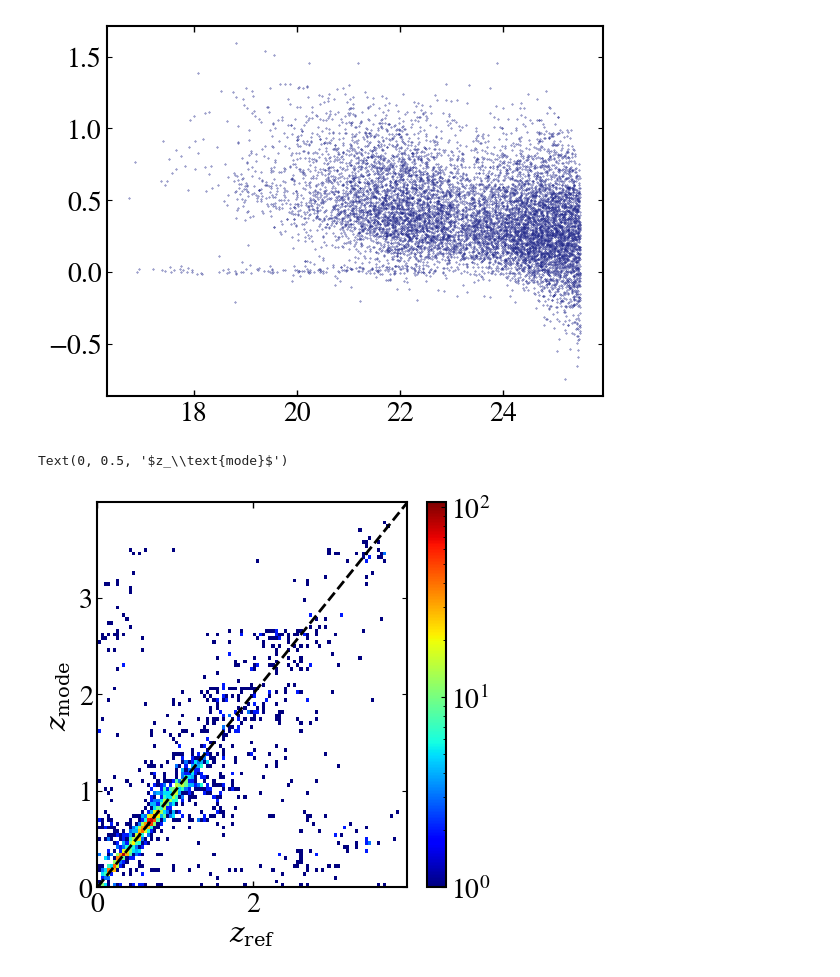
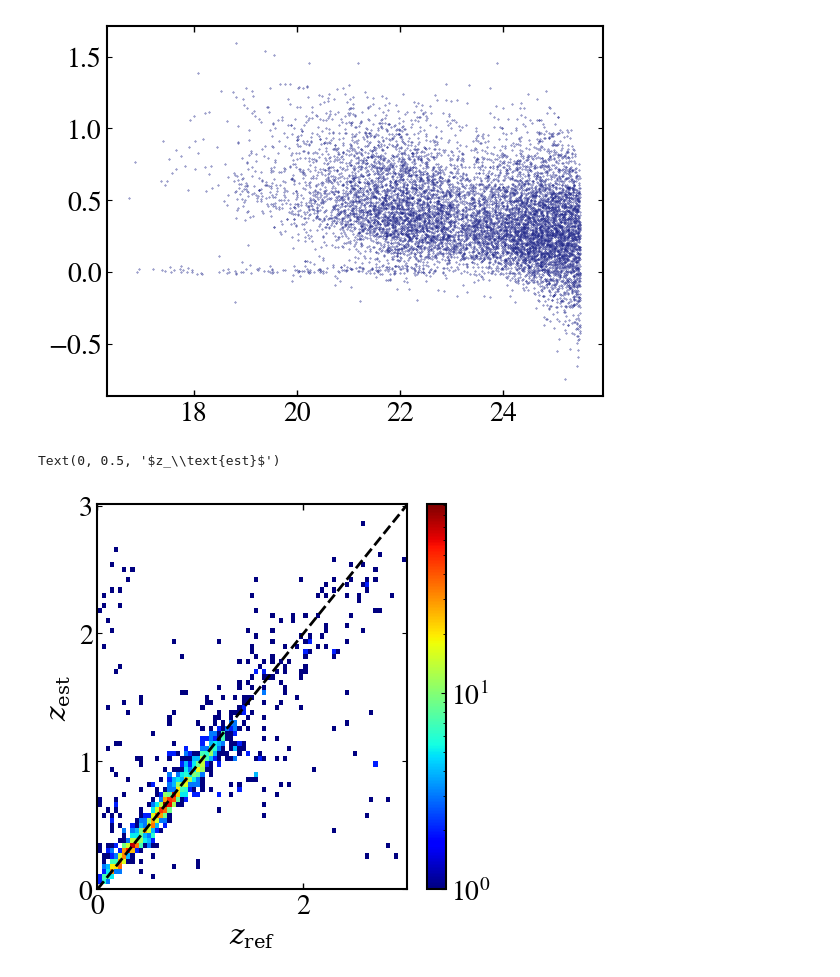
Before and after one commit to LSSTDESC/AnaCal_DESCNote, a Jupyter notebook: notebooks/photoz_comcam/ecdfs_evaluate.ipynb, the cells around one changed output. Drawn from its saved outputs; the diff is of its cells as text; code cells hidden in the pictures.

```diff
--- a/notebooks/photoz_comcam/ecdfs_evaluate.ipynb
+++ b/notebooks/photoz_comcam/ecdfs_evaluate.ipynb
@@ -111,24 +109,31 @@ plt.scatter(df_train["i_anacal2_mag"], (df_train["i_fpfs1_m00"] + df_train["i_fp
 <matplotlib.collections.PathCollection at 0x...>
 [figure]
 # %%
-ename = "mode"
-fzb_mode = np.ravel(ancil["z%s" %ename])
-
+import xlens
+out = xlens.catalog.redshift.get_point_estimates_from_pdfs(pdfs)
+fzb_mode = np.ravel(ancil["zmode"])
+fzb_mode = np.ravel(ancil["z_median"])
+fzb_mode = np.ravel(out["z500"])
 z_truth = np.ravel(ancil["redshift"])
 msk = (
-    (df_test["i_anacal2_mag"] < 25.0) &
+    (df_test["u_anacal2_mag"] < 26.4) &
+    (df_test["g_anacal2_mag"] < 27.8) &
+    (df_test["r_anacal2_mag"] < 27.1) &
+    (df_test["i_anacal2_mag"] < 24.5) &
+    (df_test["z_anacal2_mag"] < 25.8) &
+    (df_test["y_anacal2_mag"] < 24.6) &
     ((df_test["i_fpfs1_m00"] + df_test["i_fpfs1_m20"]) / df_test["i_fpfs1_m00"] > 0.05)
 ).to_numpy()
 fig, axes = plt.subplots(1,1, figsize=(5, 5))
 plt.hist2d(z_truth[msk], fzb_mode[msk], range = ((0,4), (0,4)), bins = (100,100),
            cmap = 'jet', norm=colors.LogNorm())
-plt.xlim(0,3.99)
-plt.ylim(0,3.99)
+plt.xlim(0,3.01)
+plt.ylim(0,3.01)
 plt.plot(np.linspace(0, 4.1), np.linspace(0, 4.1), ls="--", color="black")
 plt.colorbar()
 
 plt.xlabel(r'$z_\text{ref}$')
-plt.ylabel(r'$z_\text{%s}$' %ename)
+plt.ylabel(r'$z_\text{est}$')
 # %% [output]
-Text(0, 0.5, '$z_\\text{mode}$')
+Text(0, 0.5, '$z_\\text{est}$')
-[figure, old version]
+[figure, new version]
```
Also changed, not shown: parts of 5 cells of this notebook.
